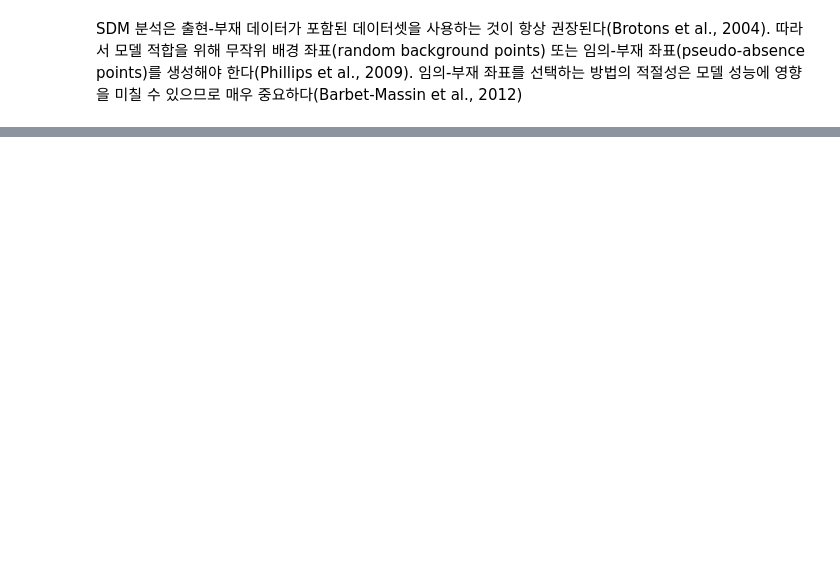
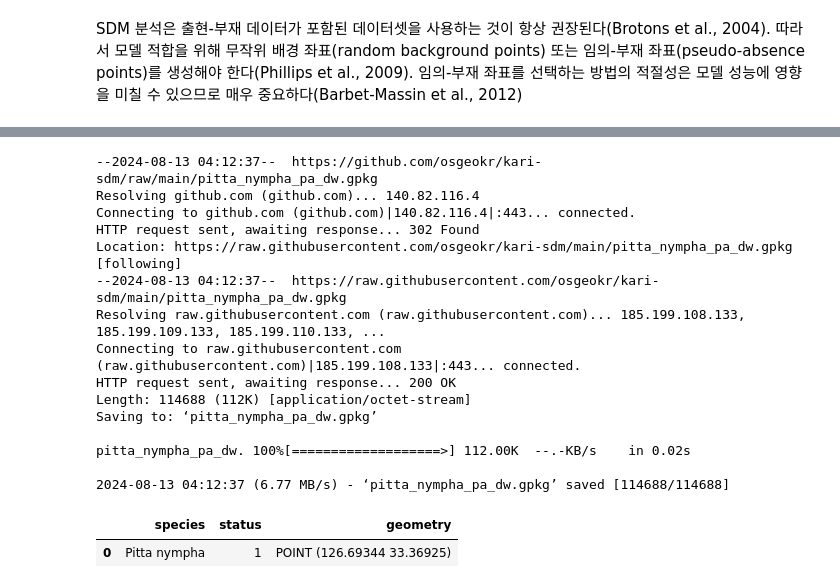
Before and after one commit to osgeokr/kari-sdm, a Jupyter notebook: 002_gbif_pitta_nympha_spatial_filtering.ipynb, the cells around one changed output, grey strips where cells are left out. Cells and saved outputs as stored; diff of their text form; code cells hidden in the pictures; blank space fills up the shorter version.

```diff
--- a/002_gbif_pitta_nympha_spatial_filtering.ipynb
+++ b/002_gbif_pitta_nympha_spatial_filtering.ipynb
@@ -305,0 +347,22 @@ SDM 분석은 출현-부재 데이터가 포함된 데이터셋을 사용하는
+# %%
+!wget https://github.com/osgeokr/kari-sdm/raw/main/pitta_nympha_pa_dw.gpkg -O pitta_nympha_pa_dw.gpkg
+gdf = gpd.read_file('pitta_nympha_pa_dw.gpkg')
+gdf.head(1)
+# %% [output]
+--2024-08-13 04:12:37--  https://github.com/osgeokr/kari-sdm/raw/main/pitta_nympha_pa_dw.gpkg
+Resolving github.com (github.com)... 140.82.116.4
+Connecting to github.com (github.com)|140.82.116.4|:443... connected.
+HTTP request sent, awaiting response... 302 Found
+Location: https://raw.githubusercontent.com/osgeokr/kari-sdm/main/pitta_nympha_pa_dw.gpkg [following]
+--2024-08-13 04:12:37--  https://raw.githubusercontent.com/osgeokr/kari-sdm/main/pitta_nympha_pa_dw.gpkg
+Resolving raw.githubusercontent.com (raw.githubusercontent.com)... 185.199.108.133, 185.199.109.133, 185.199.110.133, ...
+Connecting to raw.githubusercontent.com (raw.githubusercontent.com)|185.199.108.133|:443... connected.
+HTTP request sent, awaiting response... 200 OK
+Length: 114688 (112K) [application/octet-stream]
+Saving to: ‘pitta_nympha_pa_dw.gpkg’
+
+pitta_nympha_pa_dw. 100%[===================>] 112.00K  --.-KB/s    in 0.02s
+
+2024-08-13 04:12:37 (6.77 MB/s) - ‘pitta_nympha_pa_dw.gpkg’ saved [114688/114688]
+|  | species | status | geometry |
+| 0 | Pitta nympha | 1 | POINT (126.69344 33.36925) |
```
Also changed, not shown: parts of 8 cells of this notebook.
